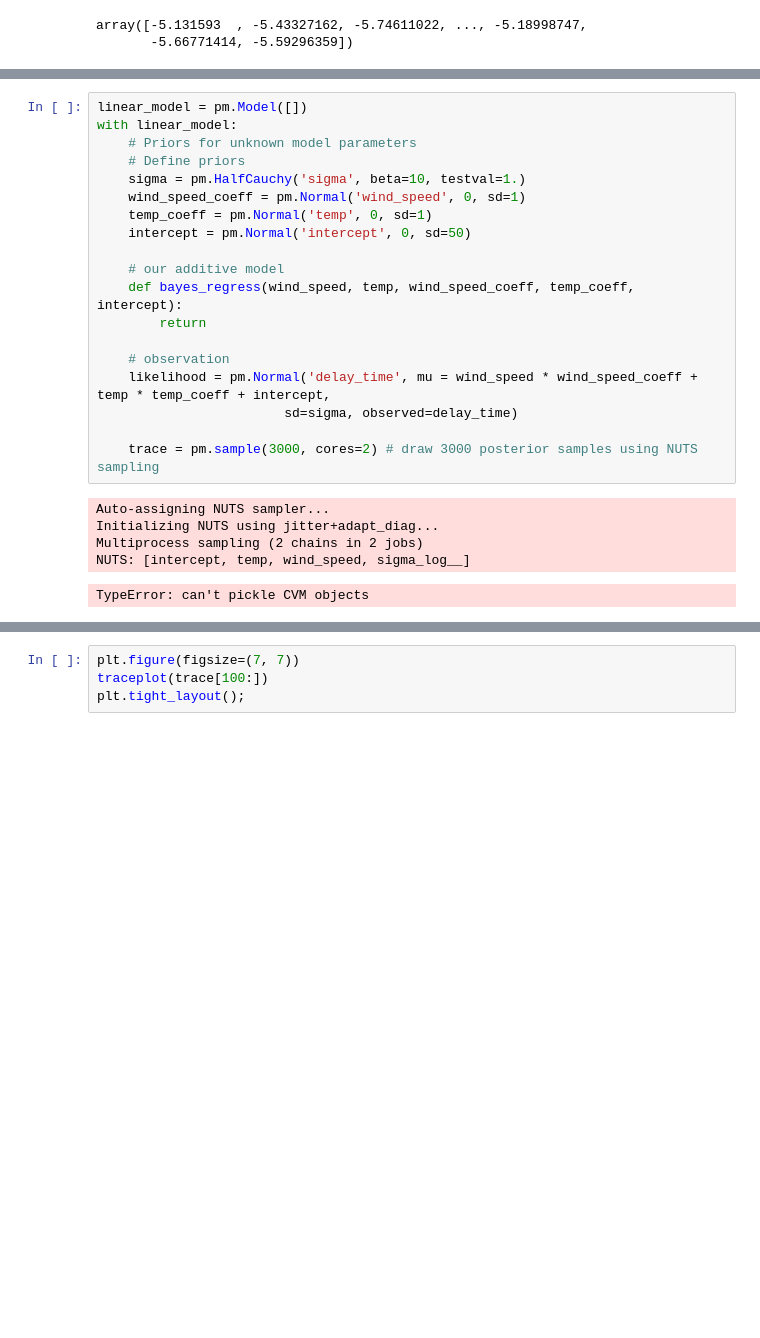
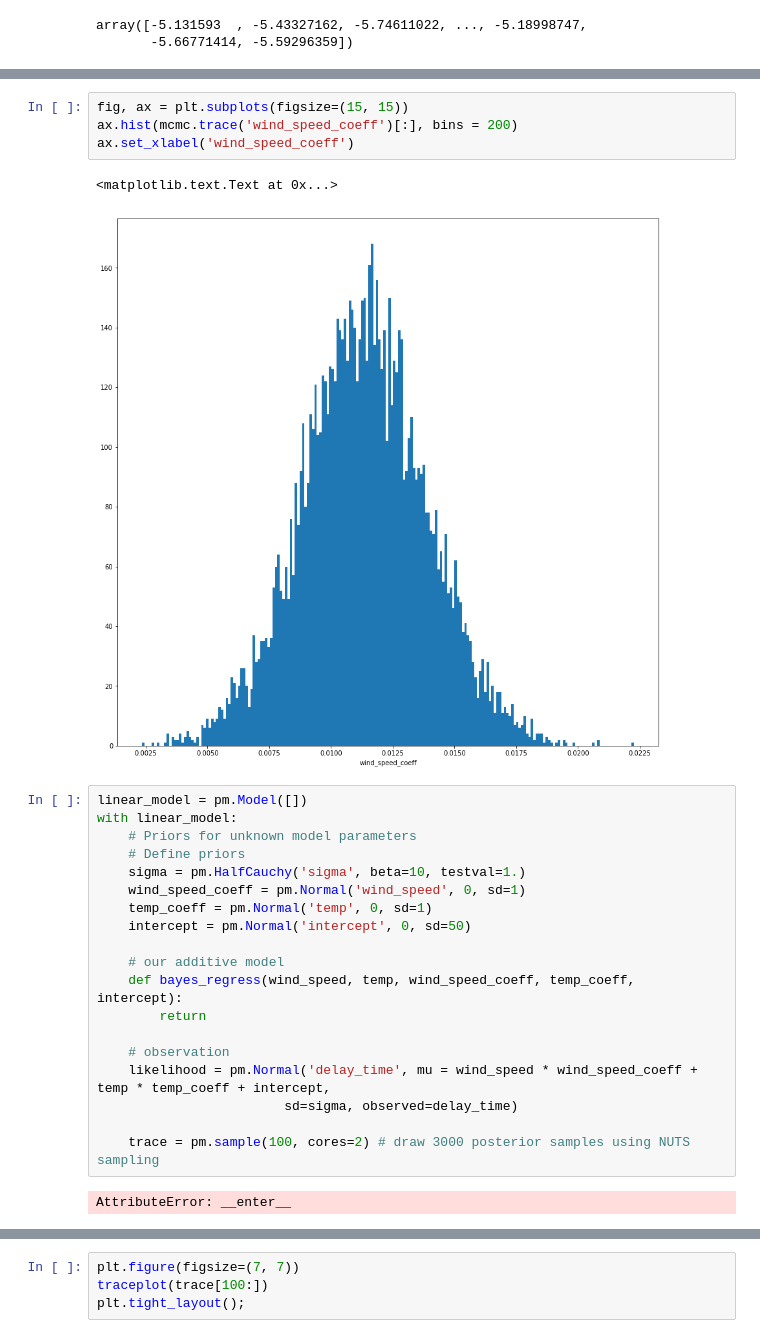
Before and after one commit to jlee124/flightpredictor, a Jupyter notebook: DataOpen.ipynb, the cells around one changed output, grey strips where cells are left out. Cells and saved outputs as stored; diff of their text form; blank space fills up the shorter version.

```diff
--- a/DataOpen.ipynb
+++ b/DataOpen.ipynb
@@ -189,3 +221,10 @@ temp = delay_vs_weather['temperature'].tolist()
+# %%
+fig, ax = plt.subplots(figsize=(15, 15))
+ax.hist(mcmc.trace('wind_speed_coeff')[:], bins = 200)
+ax.set_xlabel('wind_speed_coeff')
+# %% [output]
+<matplotlib.text.Text at 0x...>
+[figure, added]
 # %%
 linear_model = pm.Model([])
 with linear_model:
@@ -204,10 +243,6 @@ with linear_model:
     likelihood = pm.Normal('delay_time', mu = wind_speed * wind_speed_coeff + temp * temp_coeff + intercept,
                         sd=sigma, observed=delay_time)
 
-    trace = pm.sample(3000, cores=2) # draw 3000 posterior samples using NUTS sampling
+    trace = pm.sample(100, cores=2) # draw 3000 posterior samples using NUTS sampling
 # %% [output]
-Auto-assigning NUTS sampler...
-Initializing NUTS using jitter+adapt_diag...
-Multiprocess sampling (2 chains in 2 jobs)
-NUTS: [intercept, temp, wind_speed, sigma_log__]
+AttributeError: __enter__
-TypeError: can't pickle CVM objects
```
Also changed, not shown: parts of 10 cells of this notebook.
